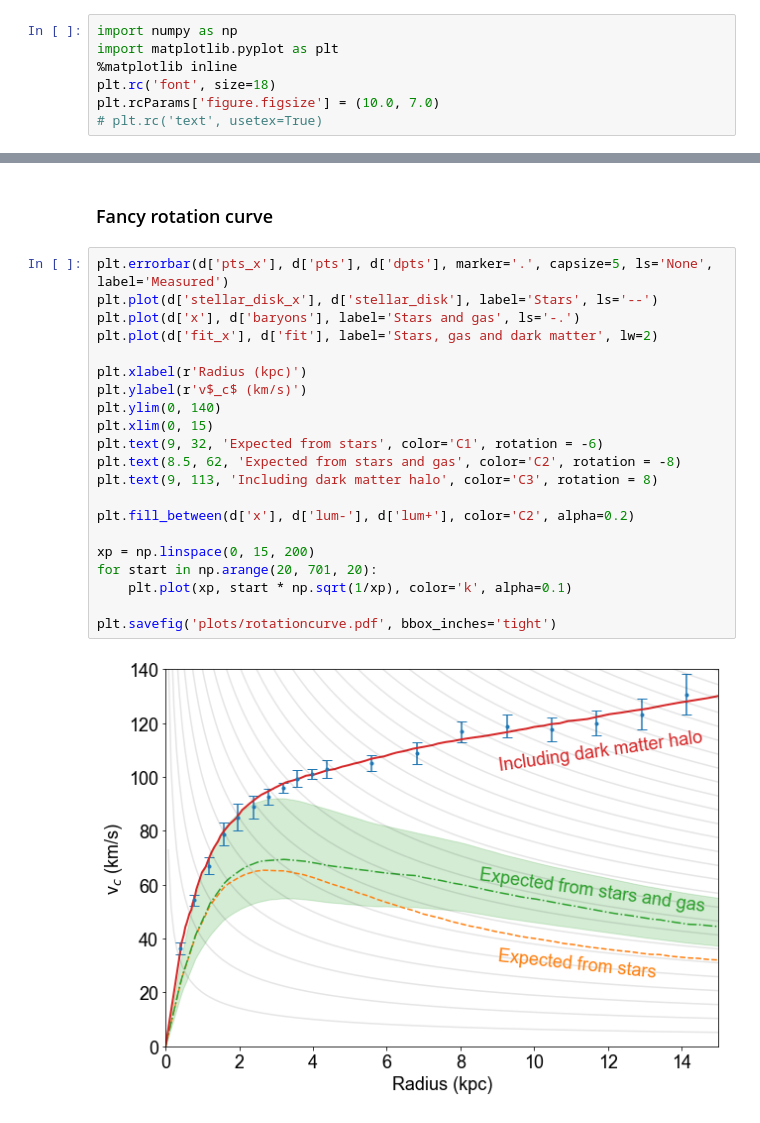
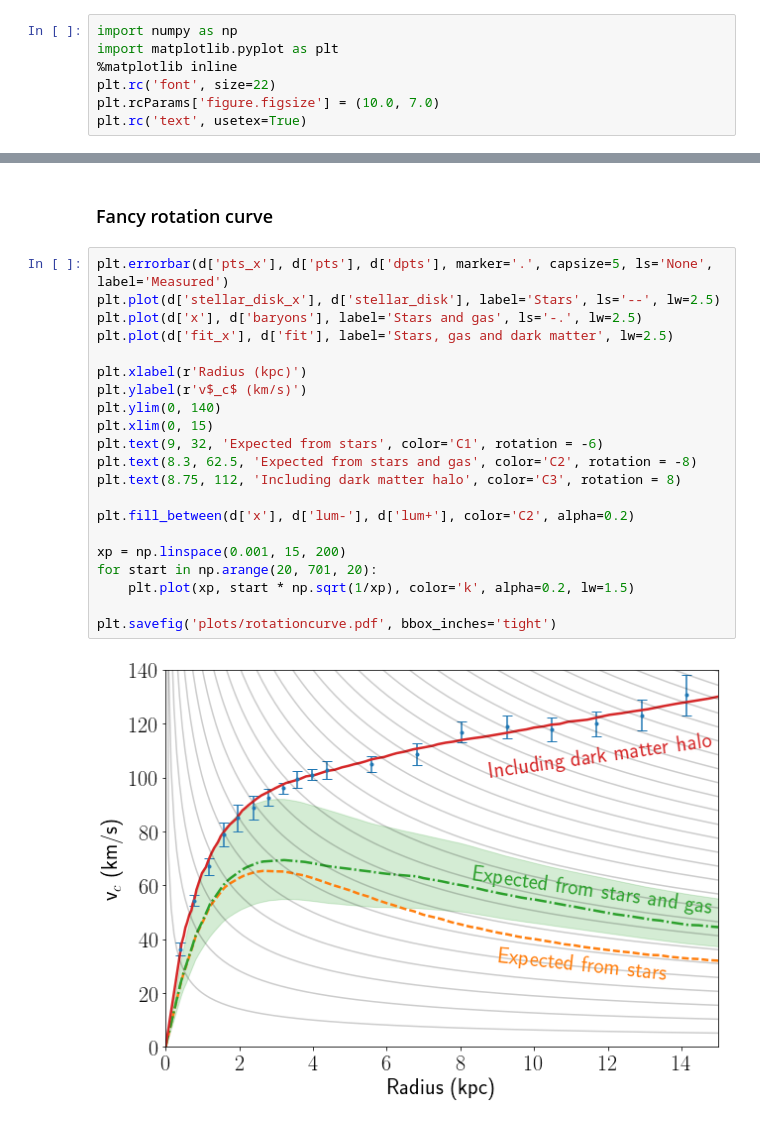
Before and after one commit to ErikHogenbirk/DMPlots, a Jupyter notebook: RotationCurve.ipynb, the cells around one changed output, grey strips where cells are left out. Saved outputs shown, nothing was run; the diff lists cells and outputs as text.

```diff
--- a/RotationCurve.ipynb
+++ b/RotationCurve.ipynb
@@ -9,9 +9,9 @@ The data is curve-traced and in the data directory.
 import numpy as np
 import matplotlib.pyplot as plt
 %matplotlib inline
-plt.rc('font', size=18)
+plt.rc('font', size=22)
 plt.rcParams['figure.figsize'] = (10.0, 7.0)
-# plt.rc('text', usetex=True)
+plt.rc('text', usetex=True)
 # %% [markdown]
 ## Import data
 # %% [markdown]
@@ -80,24 +80,24 @@ plt.legend()
 ### Fancy rotation curve
 # %%
 plt.errorbar(d['pts_x'], d['pts'], d['dpts'], marker='.', capsize=5, ls='None', label='Measured')
-plt.plot(d['stellar_disk_x'], d['stellar_disk'], label='Stars', ls='--')
-plt.plot(d['x'], d['baryons'], label='Stars and gas', ls='-.')
-plt.plot(d['fit_x'], d['fit'], label='Stars, gas and dark matter', lw=2)
+plt.plot(d['stellar_disk_x'], d['stellar_disk'], label='Stars', ls='--', lw=2.5)
+plt.plot(d['x'], d['baryons'], label='Stars and gas', ls='-.', lw=2.5)
+plt.plot(d['fit_x'], d['fit'], label='Stars, gas and dark matter', lw=2.5)
 
 plt.xlabel(r'Radius (kpc)')
 plt.ylabel(r'v$_c$ (km/s)')
 plt.ylim(0, 140)
 plt.xlim(0, 15)
 plt.text(9, 32, 'Expected from stars', color='C1', rotation = -6)
-plt.text(8.5, 62, 'Expected from stars and gas', color='C2', rotation = -8)
-plt.text(9, 113, 'Including dark matter halo', color='C3', rotation = 8)
+plt.text(8.3, 62.5, 'Expected from stars and gas', color='C2', rotation = -8)
+plt.text(8.75, 112, 'Including dark matter halo', color='C3', rotation = 8)
 
 plt.fill_between(d['x'], d['lum-'], d['lum+'], color='C2', alpha=0.2)
 
-xp = np.linspace(0, 15, 200)
+xp = np.linspace(0.001, 15, 200)
 for start in np.arange(20, 701, 20):
-    plt.plot(xp, start * np.sqrt(1/xp), color='k', alpha=0.1)
+    plt.plot(xp, start * np.sqrt(1/xp), color='k', alpha=0.2, lw=1.5)
 
 plt.savefig('plots/rotationcurve.pdf', bbox_inches='tight')
 # %% [output]
-[figure, old version]
+[figure, new version]
```
Also changed, not shown: parts of 1 cell of this notebook, 21 other files.
